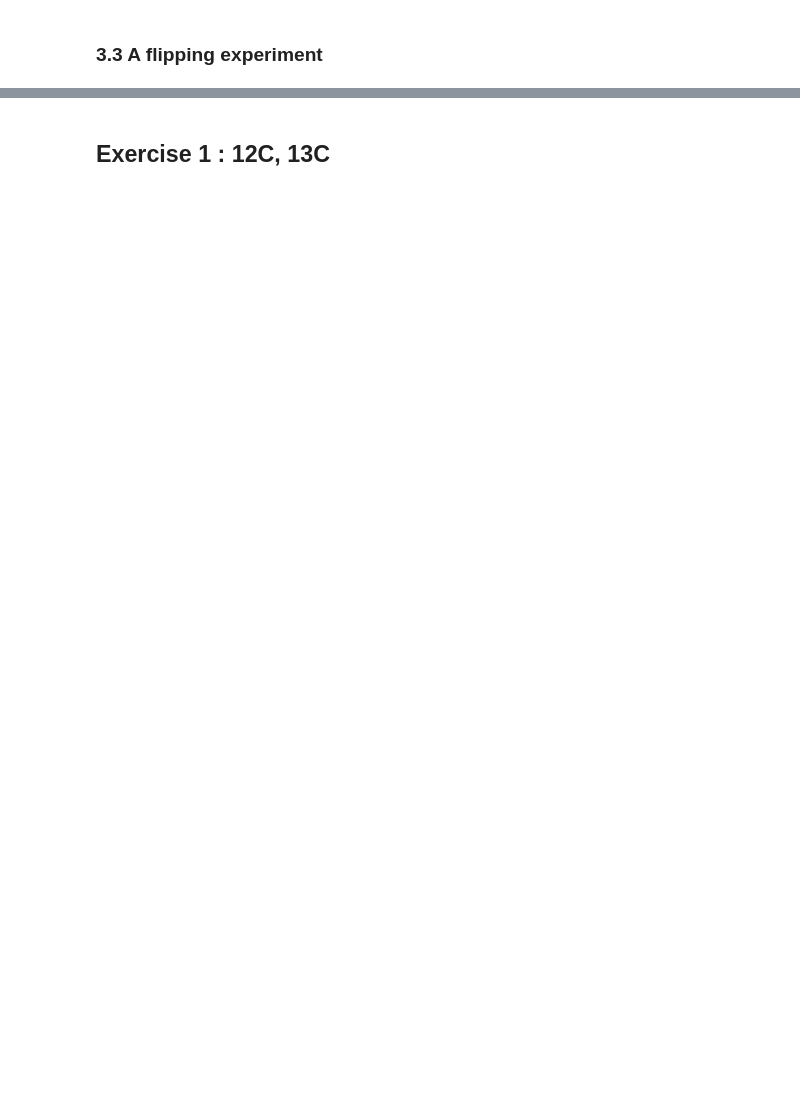
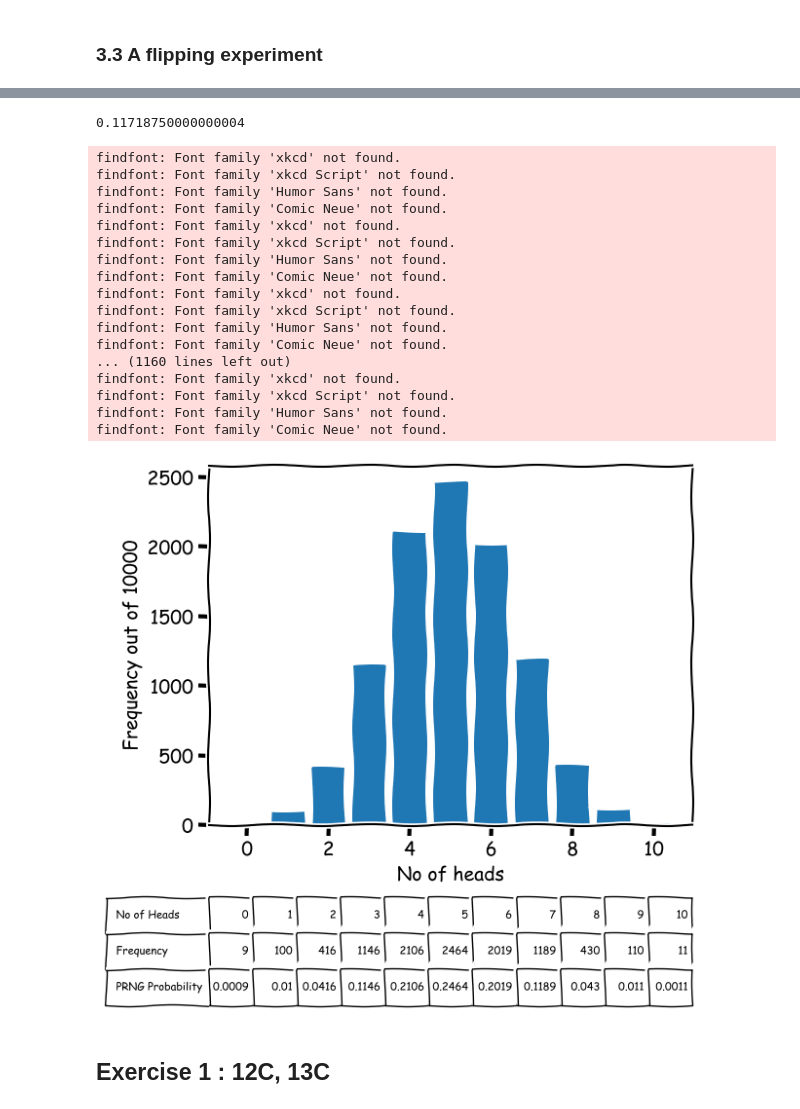
Before and after one commit to SPS-SP2273/learning-portfolio-wtz2273, a Jupyter notebook: random numbers/random_numbers_(need).ipynb, the cells around one changed output, grey strips where cells are left out. Drawn from its saved outputs; the diff is of its cells as text; code cells hidden in the pictures; blank space fills up the shorter version.

```diff
--- a/random numbers/random_numbers_(need).ipynb
+++ b/random numbers/random_numbers_(need).ipynb
@@ -243,0 +225,4 @@ ModuleNotFoundError: No module named 'scipy'
+# %%
+binom.pmf(k=7, n=10, p=.5)
+# %% [output]
+0.11718750000000004
@@ -244,3 +231,35 @@ ModuleNotFoundError: No module named 'scipy'
+# %%
+from matplotlib import pyplot as plt
+plt.plot(figsize=(10,2))
+plt.bar(no_of_heads, heads_counts);
+plt.xlabel('No of heads')
+plt.ylabel(f'Frequency out of {no_of_repeats}')
+plt.table([no_of_heads, heads_counts, heads_probability],
+          rowLabels=['No of Heads', 'Frequency', 'PRNG Probability'],
+          loc='bottom',
+          bbox=[0, -0.5, 1, 0.3])
+
+plt.xkcd()
+plt.show()
+# %% [output]
+findfont: Font family 'xkcd' not found.
+findfont: Font family 'xkcd Script' not found.
+findfont: Font family 'Humor Sans' not found.
+findfont: Font family 'Comic Neue' not found.
+findfont: Font family 'xkcd' not found.
+findfont: Font family 'xkcd Script' not found.
+findfont: Font family 'Humor Sans' not found.
+findfont: Font family 'Comic Neue' not found.
+findfont: Font family 'xkcd' not found.
+findfont: Font family 'xkcd Script' not found.
+findfont: Font family 'Humor Sans' not found.
+findfont: Font family 'Comic Neue' not found.
+... (1160 lines left out)
+findfont: Font family 'xkcd' not found.
+findfont: Font family 'xkcd Script' not found.
+findfont: Font family 'Humor Sans' not found.
+findfont: Font family 'Comic Neue' not found.
+[figure, added]
 # %% [markdown]
 ## Exercise 1 :  12C, 13C
 # %%
```
Also changed, not shown: parts of 6 cells of this notebook.
